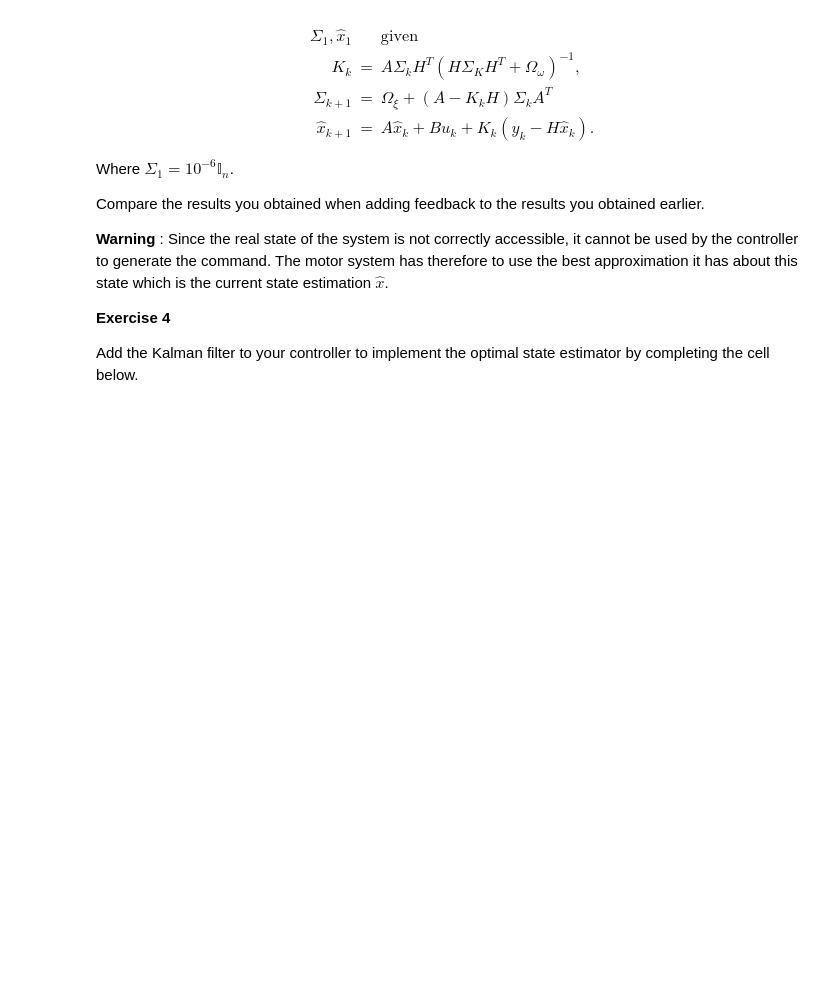
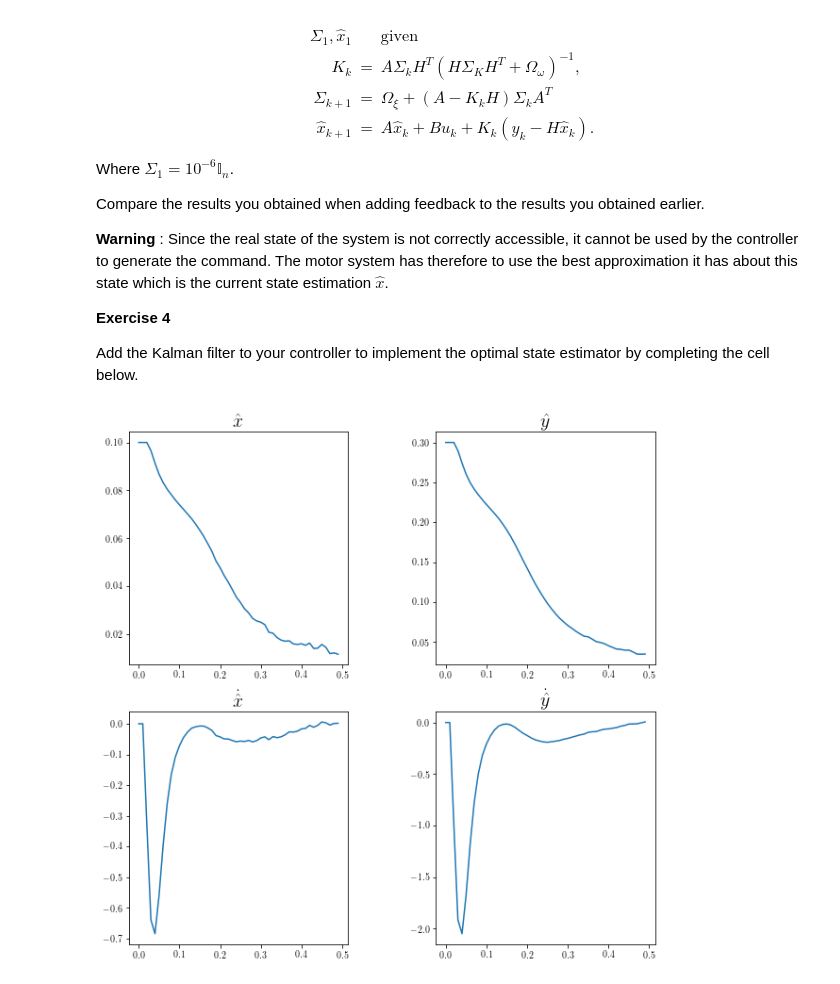
Before and after one commit to TomaszWasTaken/ModellingOfBiologicalSystems, a Jupyter notebook: LGBIO2060_TP4.ipynb, the cells around one changed output. Drawn from its saved outputs; the diff is of its cells as text; code cells hidden in the pictures; blank space fills up the shorter version.

```diff
--- a/LGBIO2060_TP4.ipynb
+++ b/LGBIO2060_TP4.ipynb
@@ -285,39 +295,65 @@ Compare the results you obtained when adding feedback to the results you obtaine
 
 Add the Kalman filter to your controller to implement the optimal state estimator by completing the cell below.
 # %%
-# Initialize the state estimation... What is the size of hte matrix? How would you complete the information corresponding to the first time step?
+# Initialize the state estimation... What is the size of the matrix? How would you complete the information corresponding to the first time step?
 
 
-Xhat =
-Xhat[0, :, :] =
+Xhat = np.zeros((N, ns, 1))
+Xhat[0, :, :] = X[0, :, :]
 
 #Initialization of the command and observable
 Y = np.zeros((N, ns, 1))
 U = np.zeros((N,2,1))
 
 
 #Initialization of the covariance matrix of the state, how would you initialize the first covariance matrix?
 Sigma = np.zeros((N, ns, ns))
-Sigma[0,:,:] =
+Sigma[0,:,:] = 10e-7*np.eye(ns)  # 10e-7 = 10*10^-7
 
 
 #Some more initialization (nothing to do for you here)
 K = np.zeros((N, ns, ns))
 H = np.eye(ns)
 Xi = np.random.normal(loc=0, scale=10 ** -4, size=(N, ns, 1))
 Omega = np.random.normal(loc=0, scale=10 ** -2, size=(N, ns, 1))
 oXi = 0.1 * (B @ B.T)
 oOmega = 0.1 * np.max(np.max(oXi)) * np.eye(ns)
 
 #Fill in the following loop to complete
 #
 # state evolution
 # observatoin evolutino
 # computation of K and Sigma
 # computation of the command
 # evolution of the state estimation
 
+K[0,:,:] = A@Sigma[0,:,:]@H.T@np.linalg.inv(H@Sigma[0,:,:]@H.T + oOmega)
+
 for j in range(0, N - 1):
-
+    Sigma[j+1,:,:] = oXi + (A-K[j,:,:]@H)@Sigma[j,:,:]@A.T
+    K[j,:,:] = A@Sigma[j,:,:]@H.T@np.linalg.inv(H@Sigma[j,:,:]@H.T + oOmega)
+    Y[j,:,:] = H.dot(X[j,:,:]) + Omega[j,:,:]
+    Xhat[j+1,:,:] = A.dot(Xhat[j,:,:]) + B.dot(U[j,:,:]) + K[j,:,:].dot(Y[j,:,:]-H.dot(Xhat[j,:,:]))
 
 #Plot the time evolution of the state, its observation and its estimation.. What do you observe?
+plt.subplots(2, 2, figsize=(10,10))
+plt.subplots_adjust(wspace=0.4)
+# x
+plt.subplot(221)
+plt.plot(time_vec, Xhat[:,0,0])
+plt.title(r'$\hat{x}$', fontsize=20)
+# y
+plt.subplot(222)
+plt.plot(time_vec, Xhat[:,1,0])
+plt.title(r'$\hat{y}$', fontsize=20)
+# xdot
+plt.subplot(223)
+plt.title(r'$\dot{\hat{x}}$', fontsize=20)
+plt.plot(time_vec, Xhat[:,2,0])
+# ydot
+plt.subplot(224)
+plt.plot(time_vec, Xhat[:,3,0])  # ydot
+plt.title(r'$\dot{\hat{y}}$', fontsize=20)
+plt.show()
+# %% [output]
+[figure, added]
```
Also changed, not shown: parts of 4 cells of this notebook.
